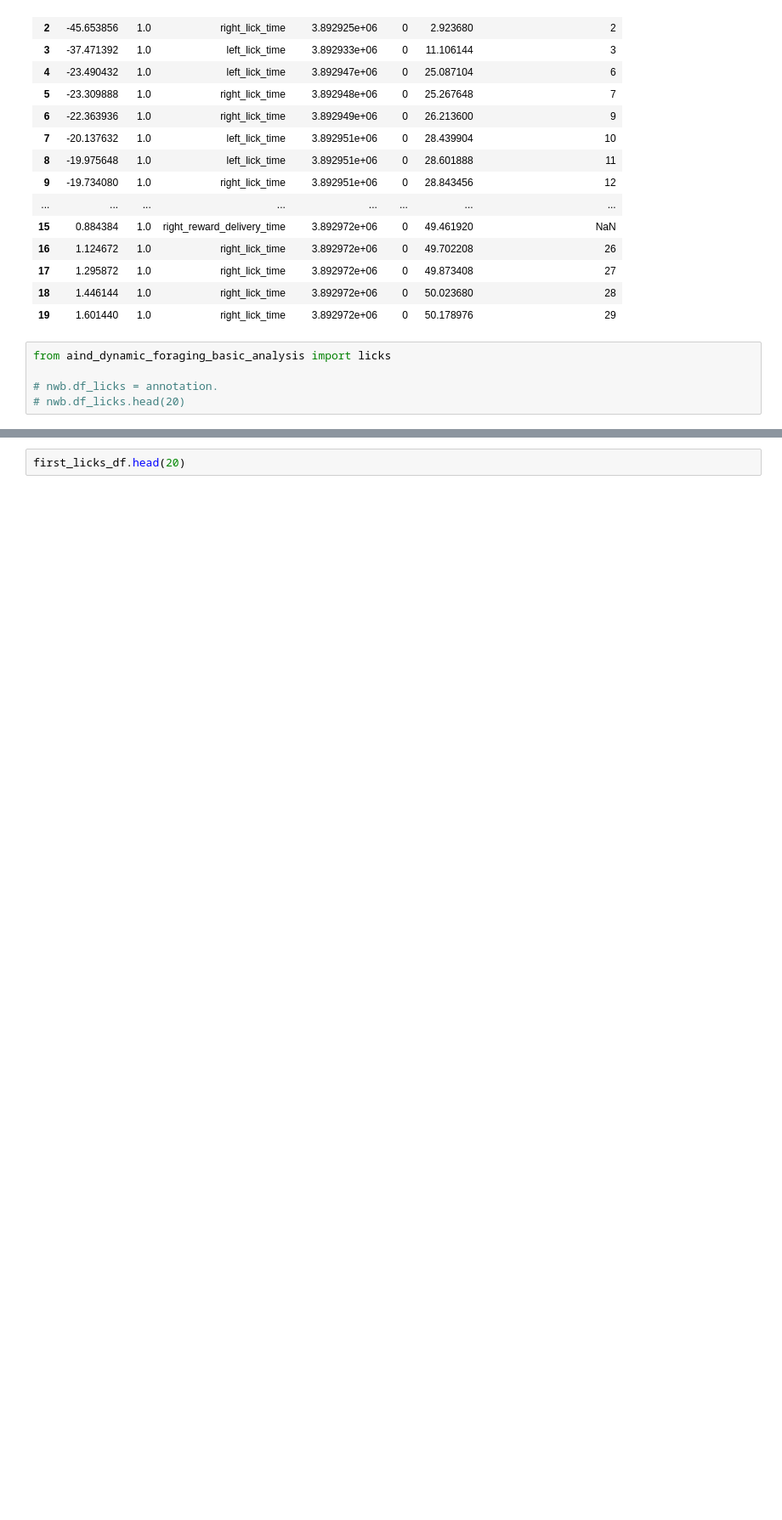
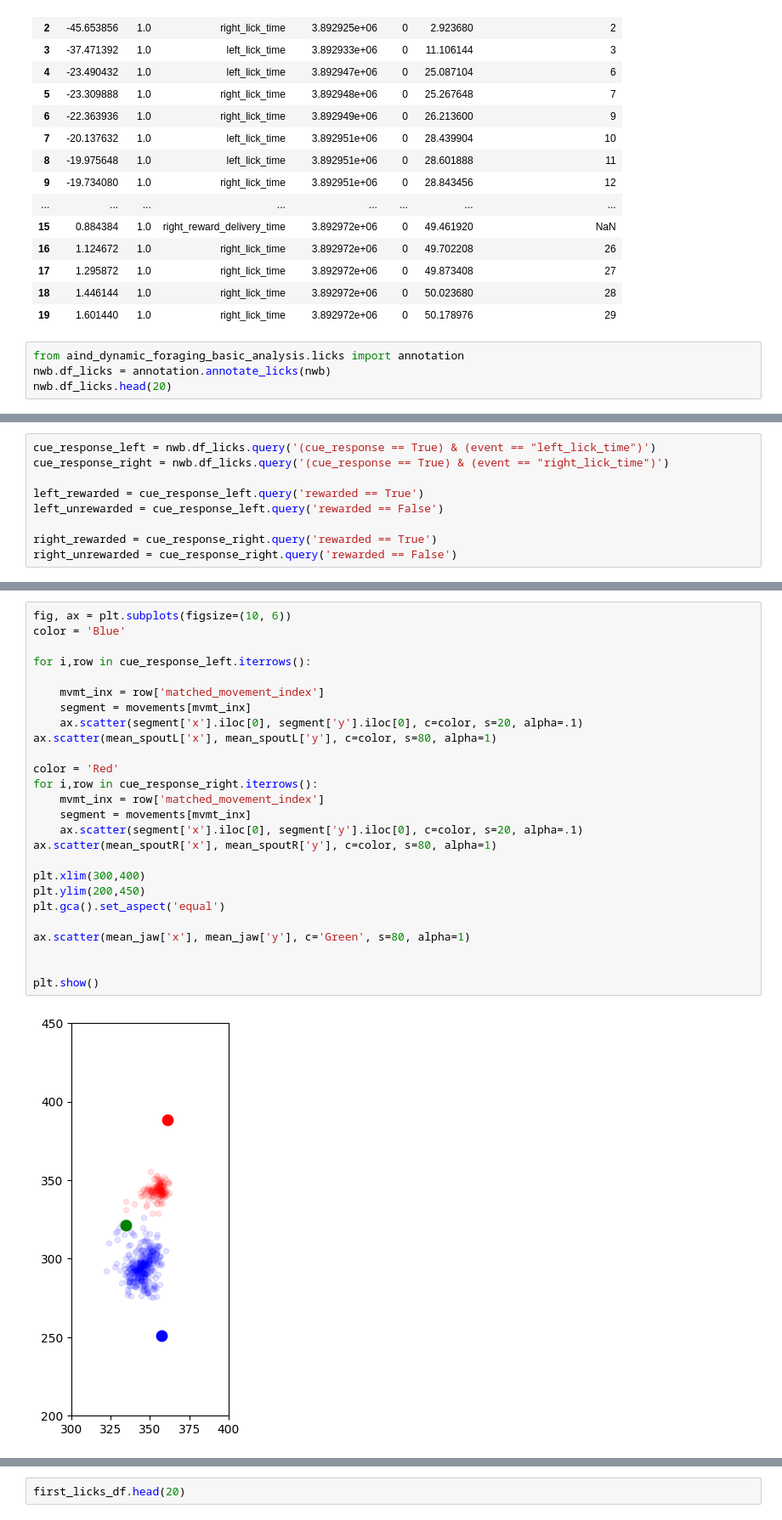
Before and after one commit to 1mattbecker/kinematics_analysis, a Jupyter notebook: code/tongue_kinematics.ipynb, the cells around one changed output, grey strips where cells are left out. Shown at 85% size. Cells and saved outputs as stored; diff of their text form; blank space fills up the shorter version.

```diff
--- a/code/tongue_kinematics.ipynb
+++ b/code/tongue_kinematics.ipynb
@@ -572,8 +583,7 @@ nwb.df_events.head(20)
 | 18 | 1.446144 | 1.0 | right_lick_time | 3.892972e+06 | 0 | 50.023680 | 28 |
 | 19 | 1.601440 | 1.0 | right_lick_time | 3.892972e+06 | 0 | 50.178976 | 29 |
 # %%
-from aind_dynamic_foraging_basic_analysis import licks
-
-# nwb.df_licks = annotation.
-# nwb.df_licks.head(20)
+from aind_dynamic_foraging_basic_analysis.licks import annotation
+nwb.df_licks = annotation.annotate_licks(nwb)
+nwb.df_licks.head(20)
 # %% [output]
@@ -580,0 +608,9 @@ SyntaxError: invalid syntax (2599643420.py, line 1)
+# %%
+cue_response_left = nwb.df_licks.query('(cue_response == True) & (event == "left_lick_time")')
+cue_response_right = nwb.df_licks.query('(cue_response == True) & (event == "right_lick_time")')
+
+left_rewarded = cue_response_left.query('rewarded == True')
+left_unrewarded = cue_response_left.query('rewarded == False')
+
+right_rewarded = cue_response_right.query('rewarded == True')
+right_unrewarded = cue_response_right.query('rewarded == False')
@@ -580,0 +619,28 @@ SyntaxError: invalid syntax (2599643420.py, line 1)
+# %%
+fig, ax = plt.subplots(figsize=(10, 6))
+color = 'Blue'
+
+for i,row in cue_response_left.iterrows():
+
+    mvmt_inx = row['matched_movement_index']
+    segment = movements[mvmt_inx]
+    ax.scatter(segment['x'].iloc[0], segment['y'].iloc[0], c=color, s=20, alpha=.1)
+ax.scatter(mean_spoutL['x'], mean_spoutL['y'], c=color, s=80, alpha=1)
+
+color = 'Red'
+for i,row in cue_response_right.iterrows():
+    mvmt_inx = row['matched_movement_index']
+    segment = movements[mvmt_inx]
+    ax.scatter(segment['x'].iloc[0], segment['y'].iloc[0], c=color, s=20, alpha=.1)
+ax.scatter(mean_spoutR['x'], mean_spoutR['y'], c=color, s=80, alpha=1)
+
+plt.xlim(300,400)
+plt.ylim(200,450)
+plt.gca().set_aspect('equal')
+
+ax.scatter(mean_jaw['x'], mean_jaw['y'], c='Green', s=80, alpha=1)
+
+
+plt.show()
+# %% [output]
+[figure, added]
```
Also changed, not shown: parts of 14 cells of this notebook.
